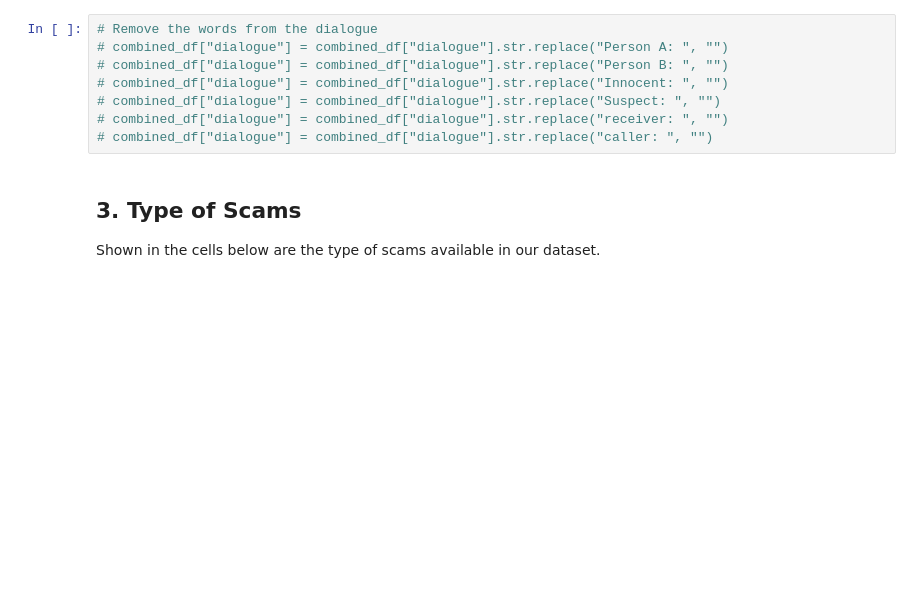
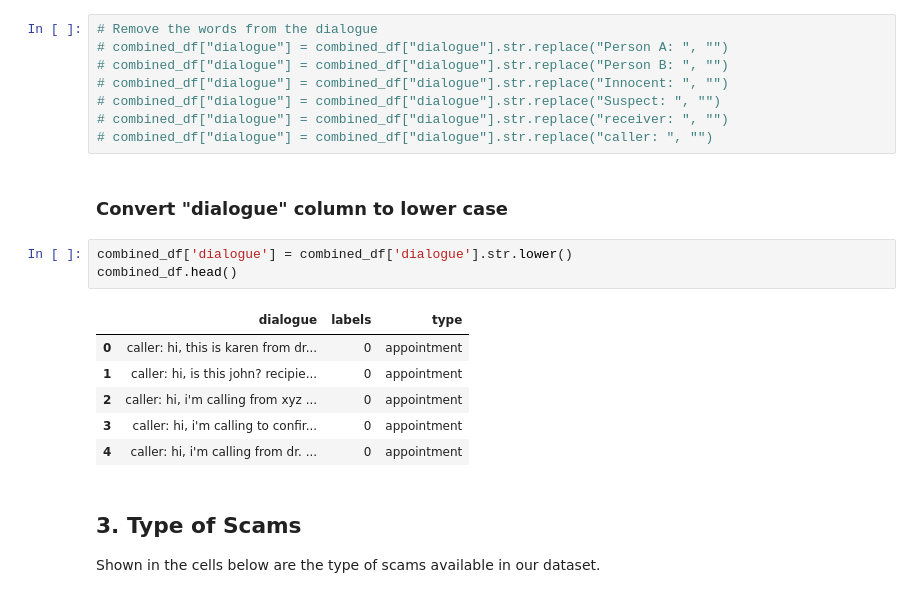
Before and after one commit to junxianyong/INF2008_P1-08, a Jupyter notebook: data_preprocessing.ipynb, the cells around one changed output. Cells and saved outputs as stored; diff of their text form; blank space fills up the shorter version.

```diff
--- a/data_preprocessing.ipynb
+++ b/data_preprocessing.ipynb
@@ -283,6 +283,18 @@ me: 1
 # combined_df["dialogue"] = combined_df["dialogue"].str.replace("Suspect: ", "")
 # combined_df["dialogue"] = combined_df["dialogue"].str.replace("receiver: ", "")
 # combined_df["dialogue"] = combined_df["dialogue"].str.replace("caller: ", "")
+# %% [markdown]
+### Convert "dialogue" column to lower case
+# %%
+combined_df['dialogue'] = combined_df['dialogue'].str.lower()
+combined_df.head()
+# %% [output]
+|  | dialogue | labels | type |
+| 0 | caller: hi, this is karen from dr... | 0 | appointment |
+| 1 | caller: hi, is this john? recipie... | 0 | appointment |
+| 2 | caller: hi, i'm calling from xyz ... | 0 | appointment |
+| 3 | caller: hi, i'm calling to confir... | 0 | appointment |
+| 4 | caller: hi, i'm calling from dr. ... | 0 | appointment |
 # %% [markdown]
 ## 3. Type of Scams
 
```
Also changed, not shown: 3 other files.
